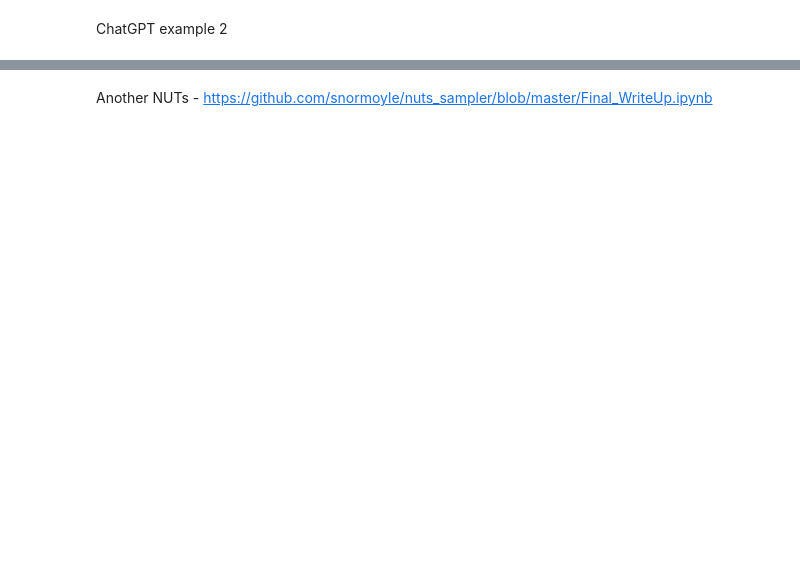
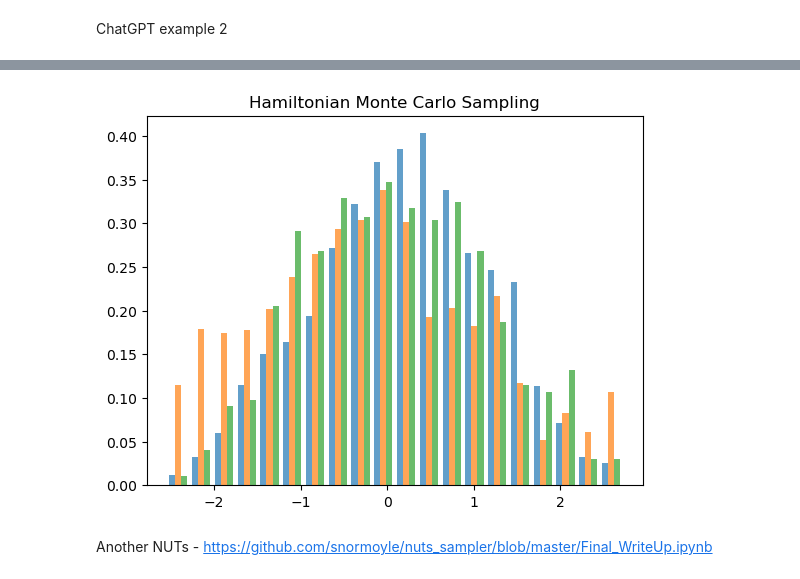
Before and after one commit to Gayara-Fernando/Bayes_computations, a Jupyter notebook: NUTs_sampler.ipynb, the cells around one changed output, grey strips where cells are left out. Cells and saved outputs as stored; diff of their text form; code cells hidden in the pictures; blank space fills up the shorter version.

```diff
--- a/NUTs_sampler.ipynb
+++ b/NUTs_sampler.ipynb
@@ -254,11 +368,11 @@ class NUTS:
 # Parameters
 step_size = 0.1
 num_samples = 20000
-x_init = np.array([0.0])
+x_init = np.array([0.0, 0.5, 1])
 
 # Run NUTS
 nuts = NUTS(step_size=step_size)
 samples = nuts.sample(x_init, num_samples)
 
 # Print the first few samples
-print(samples[:10])
+print(samples[-10:])
@@ -267,11 +394,13 @@ samples.shape
 # %%
 # Plot results
-plt.hist(samples, bins=50, density=True, alpha=0.7, label='Nuts samples')
+plt.hist(samples, bins=20, density=True, alpha=0.7)
 x = np.linspace(-4, 4, 100)
 # plt.plot(x, normal_pdf(x, mu, sigma), label='Target Normal PDF', color='red')
 plt.title('Hamiltonian Monte Carlo Sampling')
-plt.legend()
+# plt.legend()
 plt.show()
+# %% [output]
+[figure, added]
 # %% [markdown]
 Another NUTs - https://github.com/snormoyle/nuts_sampler/blob/master/Final_WriteUp.ipynb
 # %%
```
Also changed, not shown: parts of 15 cells of this notebook.
